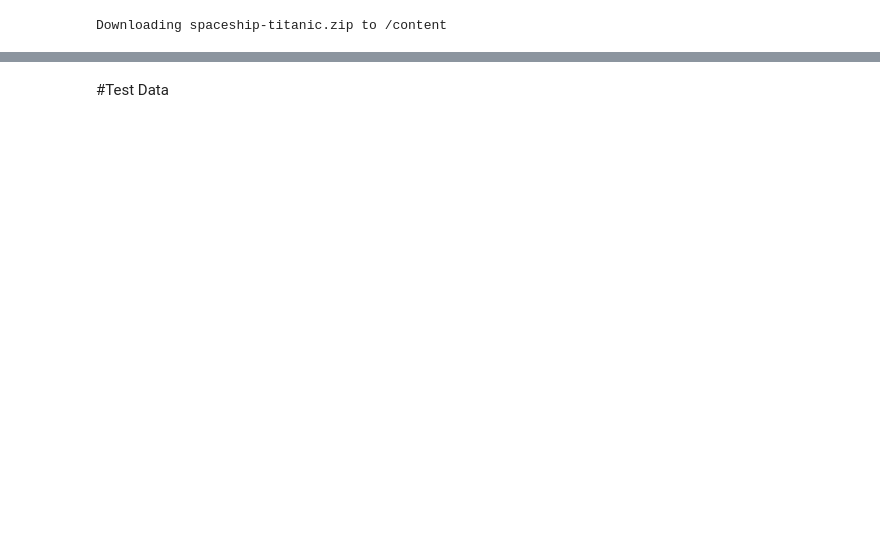
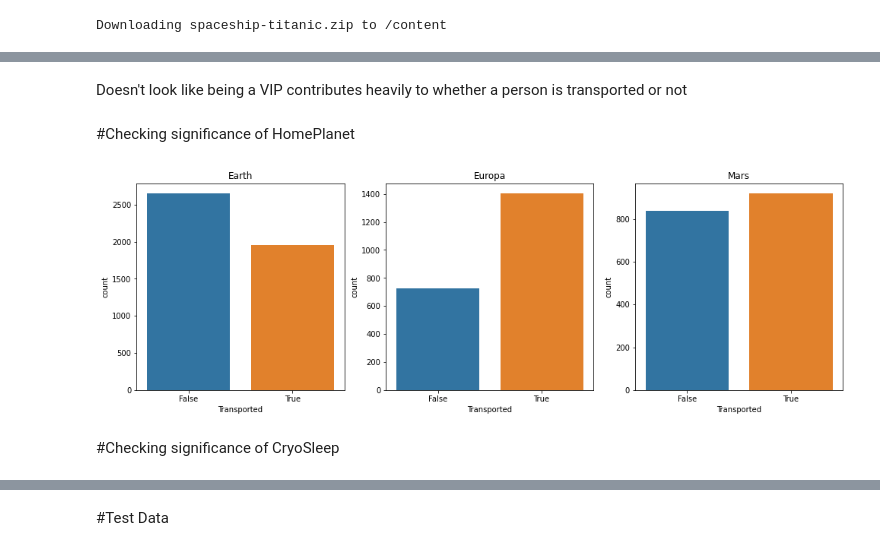
Before and after one commit to yassarmohammed87/SpaceShipTitanic-Kaggle, a Jupyter notebook: Spaceship_Titanic.ipynb, the cells around one changed output, grey strips where cells are left out. Saved outputs shown, nothing was run; the diff lists cells and outputs as text; code cells hidden in the pictures; blank space fills up the shorter version.

```diff
--- a/Spaceship_Titanic.ipynb
+++ b/Spaceship_Titanic.ipynb
@@ -100,0 +194,10 @@ df['Cabin_Num']=cabin_df[1].fillna(0).astype('int')
+# %% [markdown]
+Doesn't look like being a VIP contributes heavily to whether a person is transported or not
+# %% [markdown]
+#Checking significance of HomePlanet
+# %%
+category_comp_plot(df,'HomePlanet','Transported')
+# %% [output]
+[figure, added]
+# %% [markdown]
+#Checking significance of CryoSleep
```
Also changed, not shown: parts of 238 cells of this notebook.
